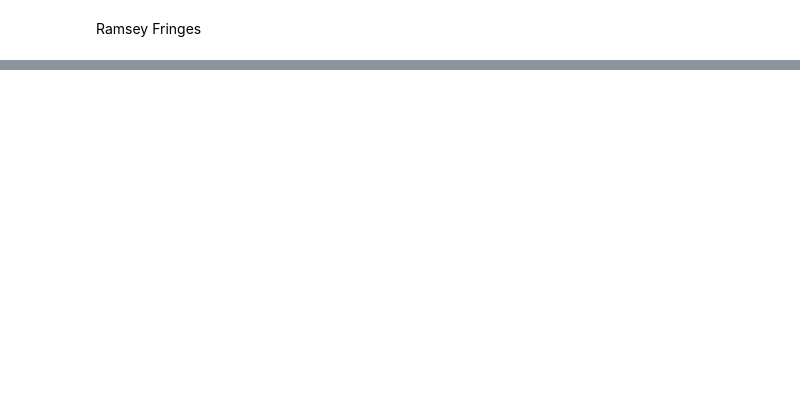
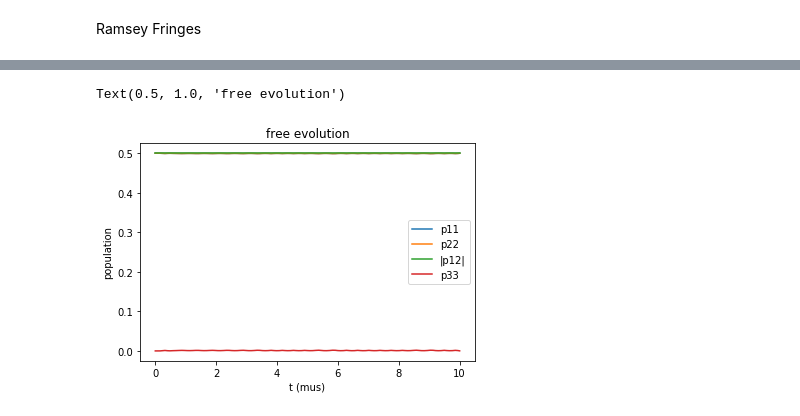
Before and after one commit to dahlia-ghoshal/cpt, a Jupyter notebook: ramsey_fringes.ipynb, the cells around one changed output, grey strips where cells are left out. Cells and saved outputs as stored; diff of their text form; code cells hidden in the pictures; blank space fills up the shorter version.

Commit message:
graphed better fringes

```diff
--- a/ramsey_fringes.ipynb
+++ b/ramsey_fringes.ipynb
@@ -68,0 +101,19 @@ def ramsey(P, first_step, max_step):
+# %%
+def cw(t, P, d1, d2, first_step, max_step):
+    tspan=(0,t)
+    detuning=(d1,d2)
+    return solve_ivp(dP_dt, tspan, P, args=on+detuning, first_step=first_step, max_step=max_step)
+
+
+pf = cw(t1, P0, 0, 0, 0.5, 10)
+t = pf.t
+p11, p22, p12, p13, p23 = pf.y
+plt.plot(t, p11.real, label='p11')
+plt.plot(t, p22.real, label='p22')
+plt.plot(t, abs(p12), label='|p12|')
+p33 = np.subtract(np.ones(len(p11)), np.add(p11, p22))
+plt.plot(t, p33.real, label='p33')
+plt.legend()
+plt.xlabel('t (mus)')
+plt.ylabel('population')
+plt.title('CPT with CW')
@@ -68,0 +123,26 @@ def ramsey(P, first_step, max_step):
+# %%
+def free(t, P, d1, d2, first_step, max_step):
+    tspan=(0,t)
+    detuning=(d1,d2)
+    return solve_ivp(dP_dt, tspan, P, args=off+detuning, first_step=first_step, max_step=max_step)
+
+
+p_curr = np.zeros(5, dtype='complex')
+for j in range(5):
+    p_curr[j] = pf.y[j, -1]
+
+pff = free(tfree, p_curr, 0, 0, 0.5, 10)
+t = pff.t
+p11f, p22f, p12f, p13f, p23f = pff.y
+plt.plot(t, p11f.real, label='p11')
+plt.plot(t, p22f.real, label='p22')
+plt.plot(t, abs(p12f), label='|p12|')
+p33f = np.subtract(np.ones(len(p11f)), np.add(p11f, p22f))
+plt.plot(t, p33f.real, label='p33')
+plt.legend()
+plt.xlabel('t (mus)')
+plt.ylabel('population')
+plt.title('free evolution')
+# %% [output]
+Text(0.5, 1.0, 'free evolution')
+[figure, added]
```
Also changed, not shown: parts of 14 cells of this notebook.
